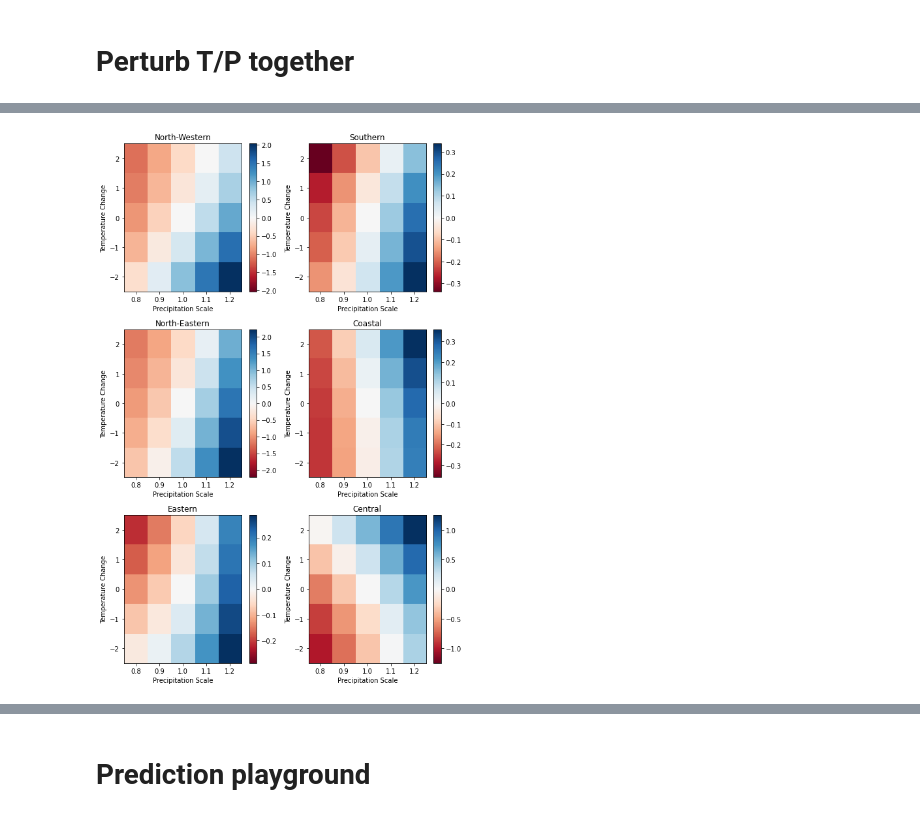
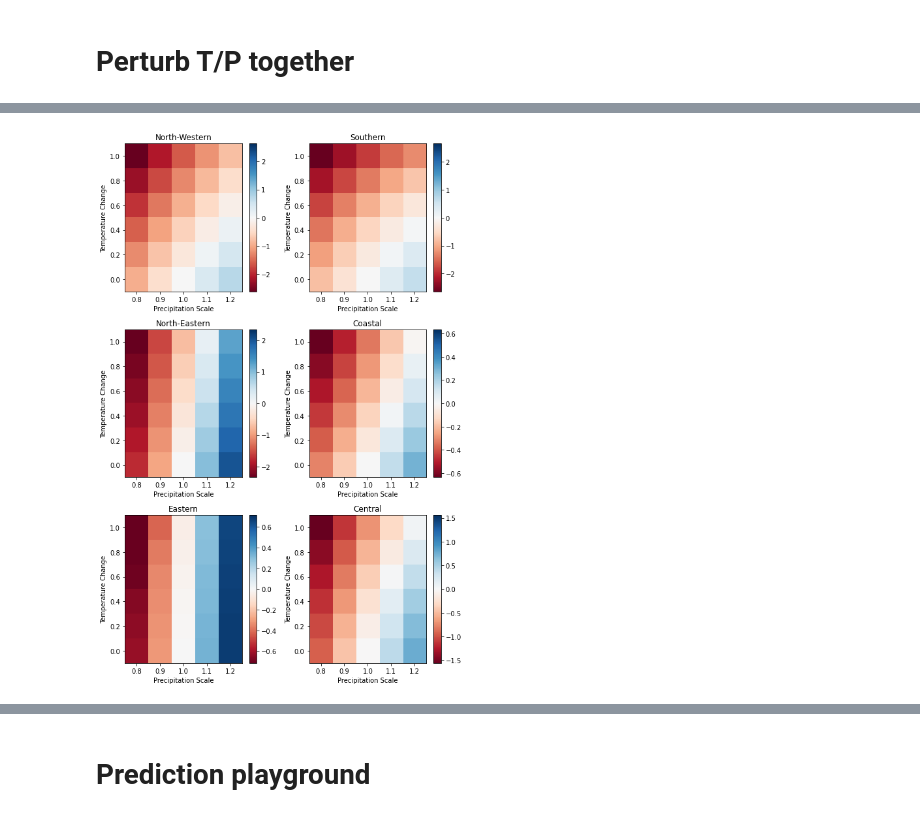
Before and after one commit to andersonsam/cnn_lstm_interpret, a Jupyter notebook: glacier_PC_space.ipynb, the cells around one changed output, grey strips where cells are left out. Cells and saved outputs as stored; diff of their text form; code cells hidden in the pictures.

```diff
--- a/glacier_PC_space.ipynb
+++ b/glacier_PC_space.ipynb
@@ -1815,13 +1797,15 @@ for nn, year in enumerate(range(year_start, year_fin+1)):
 #prep for PCA
 
 days = np.arange(213,244)
-# days = np.arange(150,180)
-# days = np.arange(180,210)
+days = np.arange(150,180)
+days = np.arange(180,210)
+days = np.arange(120,150)
 # days = np.arange(240,270)
 # days = np.arange(30)
 # days = np.arange(90)
 # days = np.arange(90,180)
-# days = np.arange(180,270)
+days = np.arange(180,270)
+days = np.arange(150,240)
 # days = np.arange(270,360)
 Ndays = len(days)
 
@@ -1895,7 +1875,7 @@ dP = P_perturbs[1] - P_perturbs[0]
 dT = T_perturbs[1] - T_perturbs[0]
 extent_perturbs = [P_perturbs[0] - dP/2, P_perturbs[-1] + dP/2, T_perturbs[0] - dT/2, T_perturbs[-1] + dT/2]
 # %%
-station = 4
+station = 2
 
 fig, axes = plt.subplots(nrows = 1, ncols = 2, figsize = (10,4))
 
@@ -1935,8 +1907,0 @@ plt.plot(y_test[:365,3])
-# %%
-cmap = cm.get_cmap('viridis')
-norm = matplotlib.colors.Normalize(vmin = 0, vmax = 4)
-
-fig, ax = plt.subplots()
-
-for perturb in range(5):#Nperturbs):
-  ax.plot(y_test_predict_perturbs[days,station,perturb], color = cmap(norm(perturb)))
@@ -1944,0 +1948,5 @@ for perturb in range(5):#Nperturbs):
+# %%
+vmax = 0.5
+vmin = -vmax
+plt.scatter(stationLon[glacier_classes==0], stationLat[glacier_classes==0], c = dPC0_std_compensate[glacier_classes==0], s = 100, vmax = vmax, vmin = vmin, cmap = 'RdBu_r')#, vmin = 0.8, vmax = 1.3)
+plt.colorbar()
@@ -1945,32 +1992,32 @@ for perturb in range(5):#Nperturbs):
 # %%
 nrows = 3
 ncols = 2
 
 fig, axes = plt.subplots(nrows = nrows, ncols = ncols, figsize = (4*ncols, 4*nrows))
 
 for cluster, ax in enumerate(axes.flatten()):
 
   inds = np.argwhere(seasonal_clustering.labels_ == cluster).squeeze()
 
   var = np.mean(dPC0_mean[inds,:], axis = 0)
-  var = np.flipud(var.reshape(Nperturbs_P, Nperturbs_T))
+  var = np.flipud(var.reshape(Nperturbs_T, Nperturbs_P))
   vmax = np.max(np.abs(var))
   vmin = -vmax
   # vmax = 2.2
   # vmin = -vmax
 
   im = ax.imshow(var, cmap = 'RdBu', vmin = vmin, vmax = vmax, extent = extent_perturbs, aspect = 'auto')
   ax.set_xticks(P_perturbs)
   ax.set_yticks(T_perturbs)
   ax.set_xlabel('Precipitation Scale')
   ax.set_ylabel('Temperature Change')
   ax.set_title(cluster_names[cluster])
 
   plt.colorbar(im, ax = ax)
 
 plt.tight_layout()
 # %% [output]
-[figure, old version]
+[figure, new version]
 # %%
 from scipy.cluster.hierarchy import dendrogram, linkage
 # %%
```
Also changed, not shown: parts of 26 cells of this notebook.
